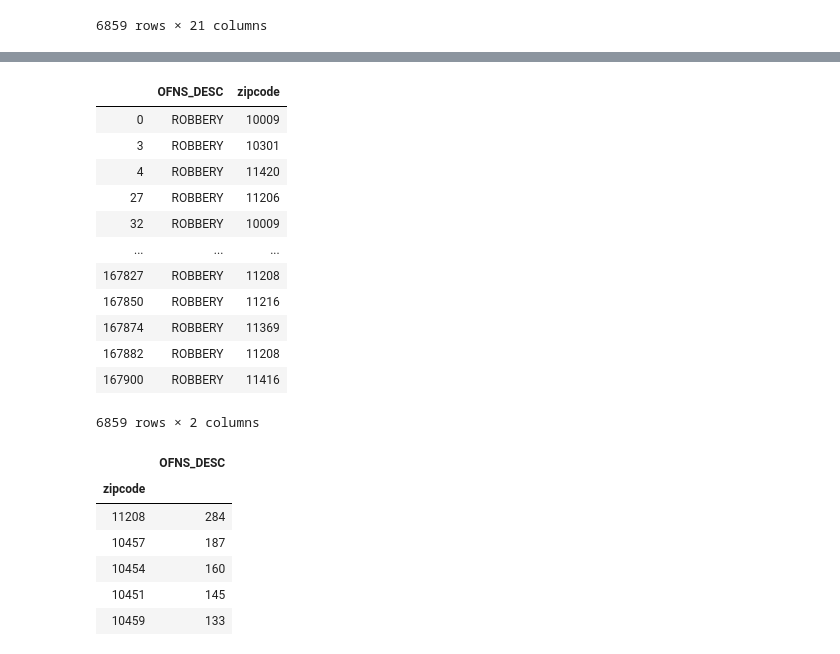
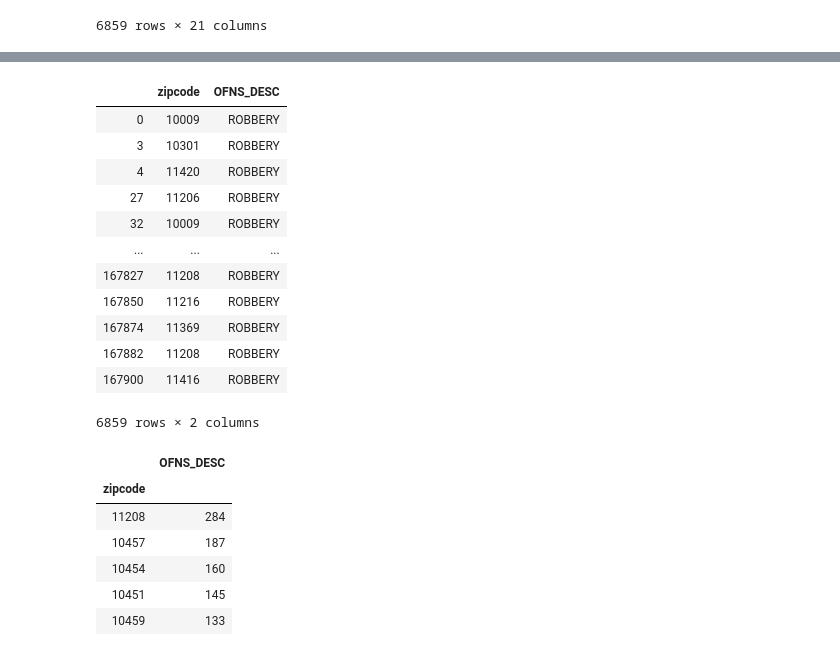
Before and after one commit to anitaguo49/Crime-NYC, a Jupyter notebook: Anita notebook.ipynb, the cells around one changed output, grey strips where cells are left out. Saved outputs shown, nothing was run; the diff lists cells and outputs as text; code cells hidden in the pictures.

```diff
--- a/Anita notebook.ipynb
+++ b/Anita notebook.ipynb
@@ -26,6 +26,7 @@ result = cursor.fetchall()
 # %%
 df = pd.DataFrame(result)
 df.columns = [x[0] for x in cursor.description]
+df.replace(np.nan,0,inplace=True)
 df
 # %% [output]
 |  | index | ARREST_KEY | ARREST_DATE | PD_CD | PD_DESC | KY_CD | OFNS_DESC | LAW_CODE | LAW_CAT_CD | ... |
@@ -105,6 +92,7 @@ Name: OFNS_DESC, Length: 64, dtype: int64
 # %%
-robbery = df[df['OFNS_DESC']=='ROBBERY']
-robbery
+#total of Robbery = 6859
+df_robbery = df[df['OFNS_DESC']=='ROBBERY']
+df_robbery
 # %% [output]
 |  | index | ARREST_KEY | ARREST_DATE | PD_CD | PD_DESC | KY_CD | OFNS_DESC | LAW_CODE | LAW_CAT_CD | ... |
 | 0 | 0 | 203078287 | 09/30/2019 | 397.0 | ROBBERY,OPEN AREA UNCLASSIFIED | 105.0 | ROBBERY | PL 1600500 | F | ... |
@@ -135,18 +171,18 @@ df1.describe()
 # %%
-df2 = df1[['OFNS_DESC','zipcode']]
+df2 = df_robbery[['zipcode','OFNS_DESC']]
 df2
 # %% [output]
-|  | OFNS_DESC | zipcode |
-| 0 | ROBBERY | 10009 |
-| 3 | ROBBERY | 10301 |
-| 4 | ROBBERY | 11420 |
-| 27 | ROBBERY | 11206 |
-| 32 | ROBBERY | 10009 |
+|  | zipcode | OFNS_DESC |
+| 0 | 10009 | ROBBERY |
+| 3 | 10301 | ROBBERY |
+| 4 | 11420 | ROBBERY |
+| 27 | 11206 | ROBBERY |
+| 32 | 10009 | ROBBERY |
 | ... | ... | ... |
-| 167827 | ROBBERY | 11208 |
-| 167850 | ROBBERY | 11216 |
-| 167874 | ROBBERY | 11369 |
-| 167882 | ROBBERY | 11208 |
-| 167900 | ROBBERY | 11416 |
+| 167827 | 11208 | ROBBERY |
+| 167850 | 11216 | ROBBERY |
+| 167874 | 11369 | ROBBERY |
+| 167882 | 11208 | ROBBERY |
+| 167900 | 11416 | ROBBERY |
 6859 rows × 2 columns
 # %%
```
Also changed, not shown: parts of 37 cells of this notebook, 1 other file.
